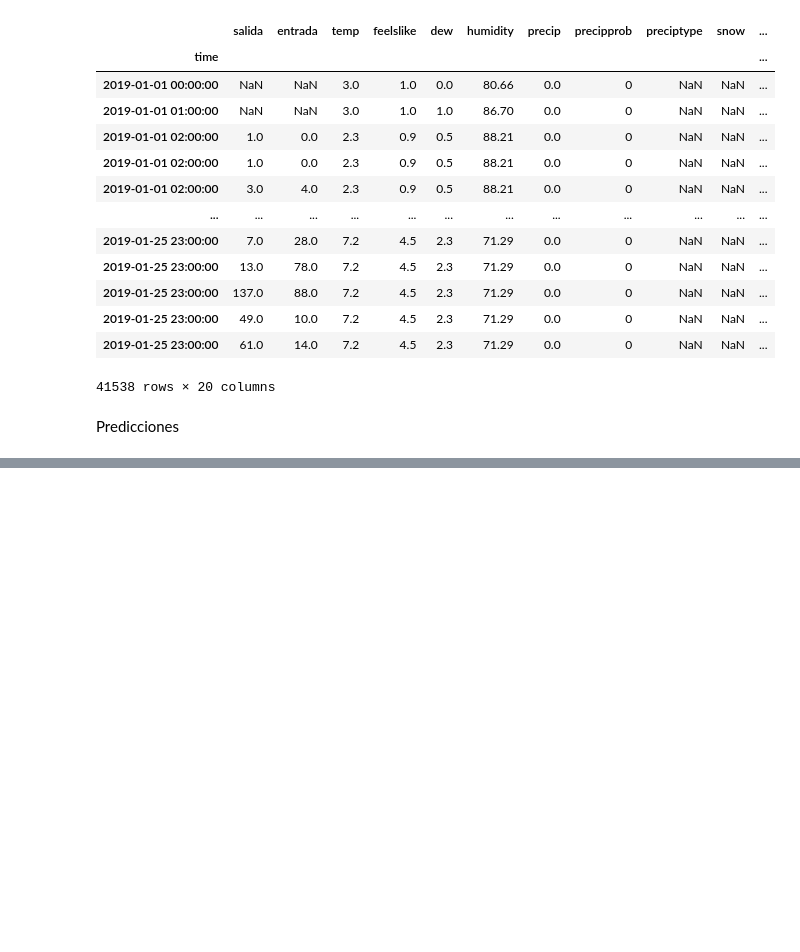
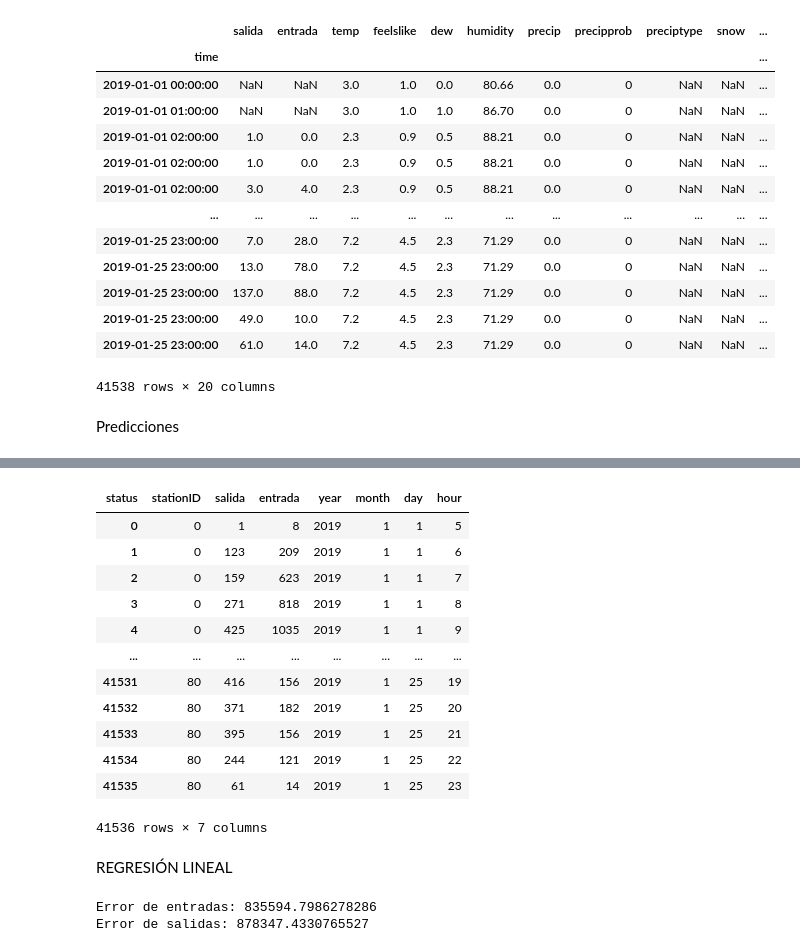
Before and after one commit to quiquecueto/TFM-Intelligent-Systems, a Jupyter notebook: TFM_project.ipynb, the cells around one changed output, grey strips where cells are left out. Saved outputs shown, nothing was run; the diff lists cells and outputs as text; code cells hidden in the pictures; blank space fills up the shorter version.

Commit message:
26/09/2023 regression done

```diff
--- a/TFM_project.ipynb
+++ b/TFM_project.ipynb
@@ -493,5 +477,3 @@ pred = records[records['time'].dt.day > 20].copy()
 from sklearn.model_selection import train_test_split
 from sklearn.linear_model import LinearRegression
 from sklearn.metrics import mean_squared_error, r2_score
-# %%
-records.reset_index(inplace=True)
@@ -535,0 +496,6 @@ prueba_pred
+# %%
+test_in_out2 = records
+test_in_out2.set_index('time', inplace=True)
+test_in_out2 = test_in_out2.groupby(['stationID', pd.Grouper(freq='H', level=0), 'status'])['userID'].count().unstack(fill_value=0)
+test_in_out2.rename(columns={0: 'salida', 1: 'entrada'}, inplace=True)
+test_in_out2
@@ -535,0 +517,8 @@ prueba_pred
+# %%
+df = test_in_out2.reset_index()
+# %%
+df['year'] = df['time'].dt.year
+df['month'] = df['time'].dt.month
+df['day'] = df['time'].dt.day
+df['hour'] = df['time'].dt.hour
+df.drop(columns=['time'], inplace=True)
@@ -535,0 +537,16 @@ prueba_pred
+# %%
+df
+# %% [output]
+| status | stationID | salida | entrada | year | month | day | hour |
+| 0 | 0 | 1 | 8 | 2019 | 1 | 1 | 5 |
+| 1 | 0 | 123 | 209 | 2019 | 1 | 1 | 6 |
+| 2 | 0 | 159 | 623 | 2019 | 1 | 1 | 7 |
+| 3 | 0 | 271 | 818 | 2019 | 1 | 1 | 8 |
+| 4 | 0 | 425 | 1035 | 2019 | 1 | 1 | 9 |
+| ... | ... | ... | ... | ... | ... | ... | ... |
+| 41531 | 80 | 416 | 156 | 2019 | 1 | 25 | 19 |
+| 41532 | 80 | 371 | 182 | 2019 | 1 | 25 | 20 |
+| 41533 | 80 | 395 | 156 | 2019 | 1 | 25 | 21 |
+| 41534 | 80 | 244 | 121 | 2019 | 1 | 25 | 22 |
+| 41535 | 80 | 61 | 14 | 2019 | 1 | 25 | 23 |
+41536 rows × 7 columns
@@ -535,0 +557,32 @@ prueba_pred
+# %% [markdown]
+REGRESIÓN LINEAL
+# %%
+# Divide tus datos en un conjunto de entrenamiento y un conjunto de prueba
+X_train, X_test, y_entrada_train, y_entrada_test, y_salida_train, y_salida_test = train_test_split(X, y_entrada, y_salida, test_size=0.2, random_state=42)
+
+# Crea un modelo de regresión lineal para las entradas
+modelo_entrada = LinearRegression()
+modelo_entrada.fit(X_train, y_entrada_train)
+
+# Realiza predicciones para las entradas
+predicciones_entrada = modelo_entrada.predict(X_test)
+predicciones_entrada = np.round(predicciones_entrada).astype(int)
+
+# Calcula el error para las predicciones de entradas
+error_entrada = mean_squared_error(y_entrada_test, predicciones_entrada)
+print(f"Error de entradas: {error_entrada}")
+
+# Crea un modelo de regresión lineal para las salidas
+modelo_salida = LinearRegression()
+modelo_salida.fit(X_train, y_salida_train)
+
+# Realiza predicciones para las salidas
+predicciones_salida = modelo_salida.predict(X_test)
+predicciones_salida = np.round(predicciones_salida).astype(int)
+
+# Calcula el error para las predicciones de salidas
+error_salida = mean_squared_error(y_salida_test, predicciones_salida)
+print(f"Error de salidas: {error_salida}")
+# %% [output]
+Error de entradas: 835594.7986278286
+Error de salidas: 878347.4330765527
```
Also changed, not shown: parts of 17 cells of this notebook.
